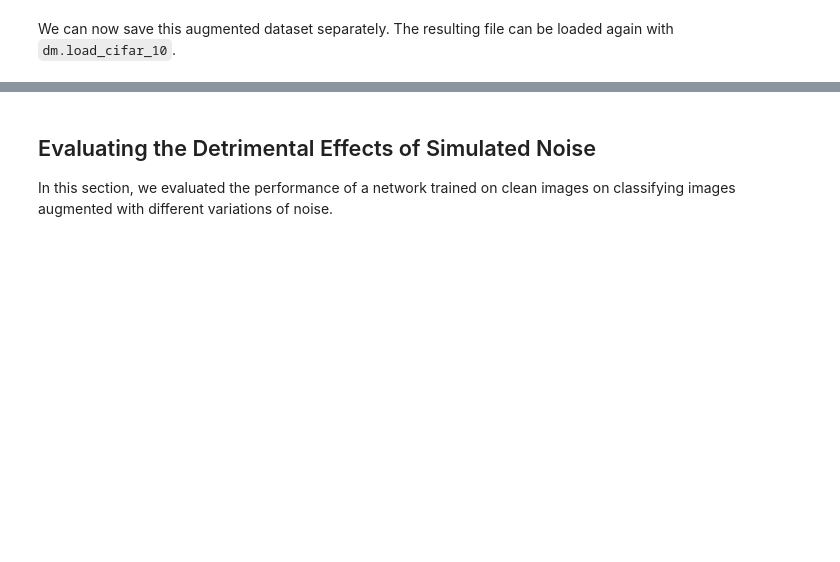
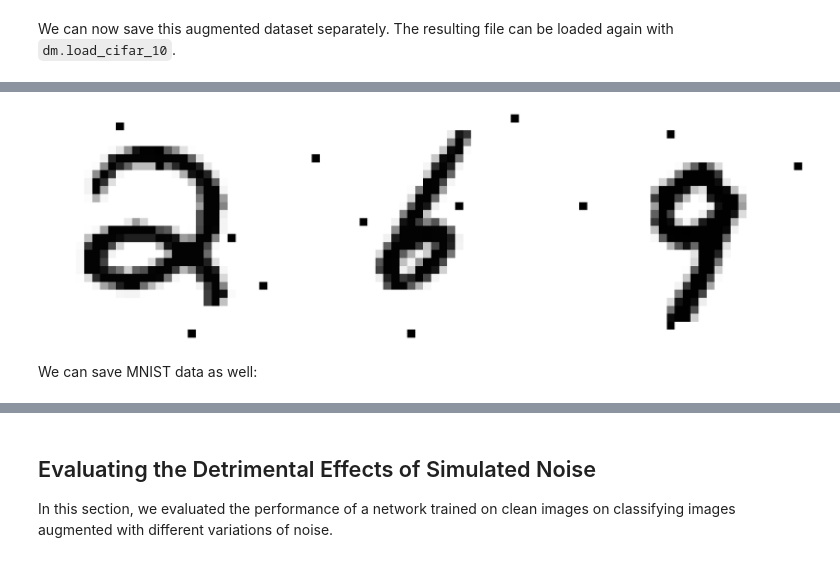
Before and after one commit to stockeh/augmented-image-classification, a Jupyter notebook: notebooks/Dolan-Noise.ipynb, the cells around one changed output, grey strips where cells are left out. Cells and saved outputs as stored; diff of their text form; code cells hidden in the pictures; blank space fills up the shorter version.

```diff
--- a/notebooks/Dolan-Noise.ipynb
+++ b/notebooks/Dolan-Noise.ipynb
@@ -105,0 +127,6 @@ dm.save_cifar_10('./new-cifar/1var-noise-test', (new_Xtest, Ttest))
+# %%
+imshow_mnist(stuck_Xtrain)
+# %% [output]
+[figure, added]
+# %% [markdown]
+We can save MNIST data as well:
```
Also changed, not shown: parts of 22 cells of this notebook, 2 other files.
